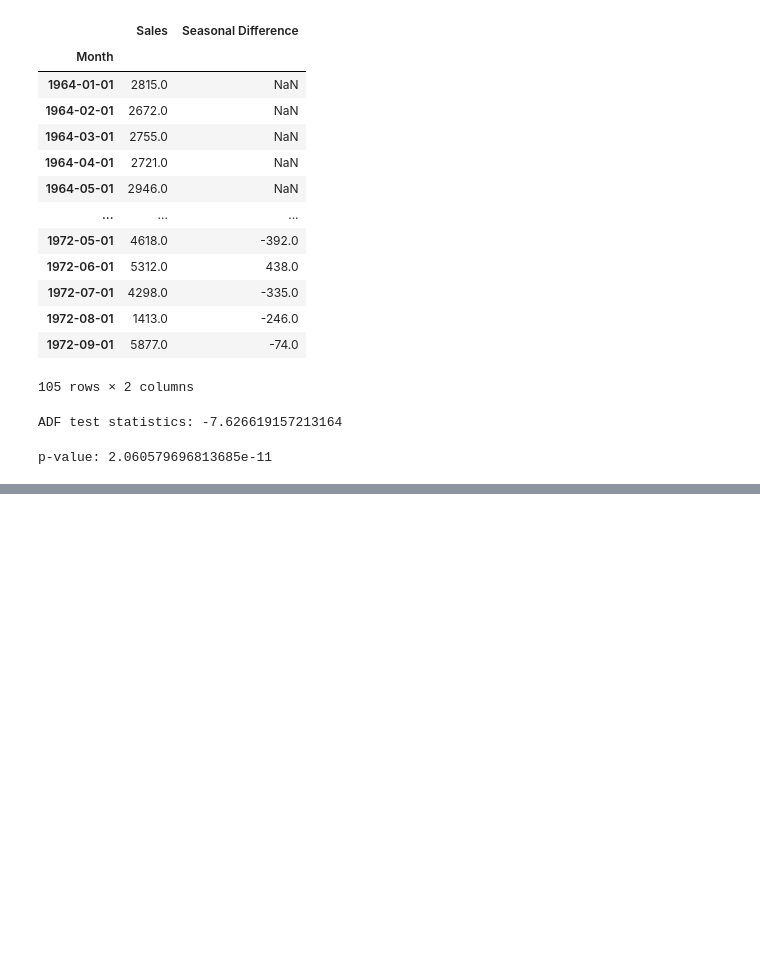
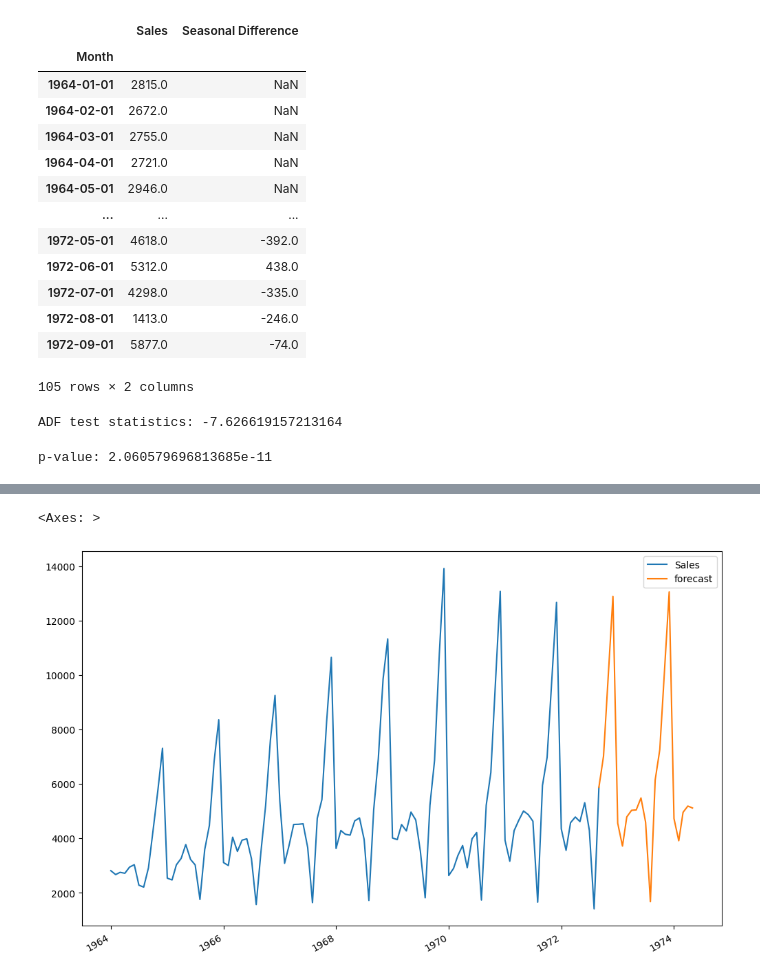
Before and after one commit to AhmAdO9/Machine_learning, a Jupyter notebook: TimeSeriesAnalysis/TimeSeriesAnalysis.ipynb, the cells around one changed output, grey strips where cells are left out. Drawn from its saved outputs; the diff is of its cells as text; code cells hidden in the pictures; blank space fills up the shorter version.

```diff
--- a/TimeSeriesAnalysis/TimeSeriesAnalysis.ipynb
+++ b/TimeSeriesAnalysis/TimeSeriesAnalysis.ipynb
@@ -1220,0 +1211,3 @@ test_result[3]
+# %%
+from pandas.tseries.offsets import DateOffset
+future_dates = [df.index[-1]+DateOffset(months=x)for x in range(0,24)]
@@ -1220,0 +1234,2 @@ test_result[3]
+# %%
+future_df = pd.DataFrame(index=future_dates, columns = df.columns)
@@ -1220,0 +1256,2 @@ test_result[3]
+# %%
+future_df = pd.concat([df,future_df])
@@ -1220,0 +1267,6 @@ test_result[3]
+# %%
+future_df['forecast'] = fitted.predict(start=104, end= 124)
+future_df[['Sales','forecast']].plot(figsize=(12,8))
+# %% [output]
+<Axes: >
+[figure, added]
```
Also changed, not shown: parts of 31 cells of this notebook.
